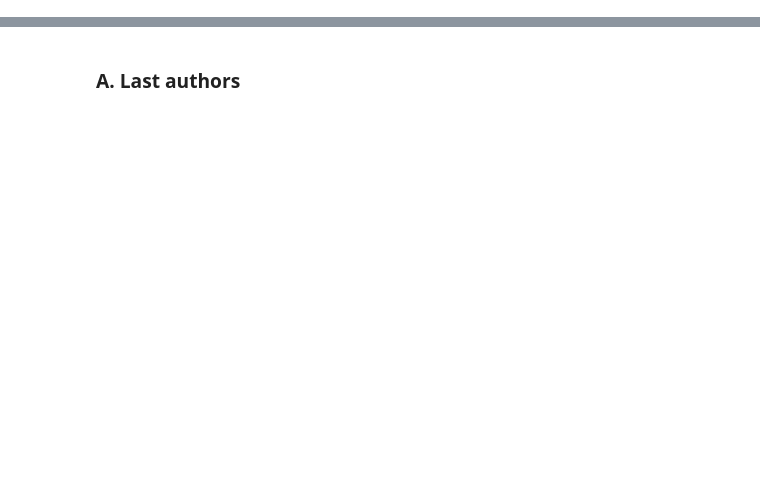
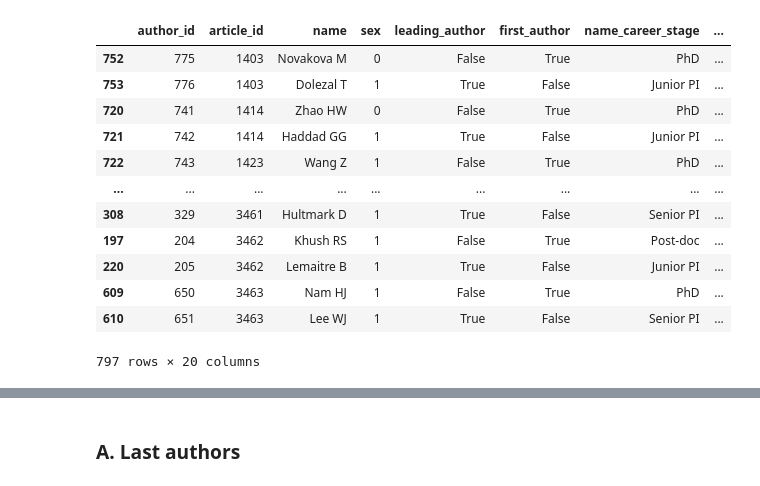
Before and after one commit to jcblemai/drosophila-reproducibility, a Jupyter notebook: preprocess.ipynb, the cells around one changed output, grey strips where cells are left out. Cells and saved outputs as stored; diff of their text form; code cells hidden in the pictures; blank space fills up the shorter version.

```diff
--- a/preprocess.ipynb
+++ b/preprocess.ipynb
@@ -161,0 +311,26 @@ Index(['content', 'pmid', 'authors_txt', 'title', 'volume', 'issue',
+# %%
+authors = clean_df(dfs["authors"].copy())
+authors
+career_stage = dfs["career_stages"].rename(columns={"id": "career_stage_id"})
+authors = authors.merge(career_stage, on="career_stage_id", how="left", suffixes=('', '_career_stage'))
+expertise_level = dfs["expertise_levels"].rename(columns={"id": "expertise_level_id"})
+authors = authors.merge(expertise_level, on="expertise_level_id", how="left", suffixes=('', '_expertise_level'))
+
+authors = clean_df(authors.drop(columns=["career_stage_id",
+                                        "expertise_level_id"])).rename(columns={"id": "author_id"})
+authors = authors.merge(articles, on="article_id", how="left", suffixes=('', '_article'))
+authors.sort_values(by=["article_id", "author_id", ])
+# %% [output]
+|  | author_id | article_id | name | sex | leading_author | first_author | name_career_stage | ... |
+| 752 | 775 | 1403 | Novakova M | 0 | False | True | PhD | ... |
+| 753 | 776 | 1403 | Dolezal T | 1 | True | False | Junior PI | ... |
+| 720 | 741 | 1414 | Zhao HW | 0 | False | True | PhD | ... |
+| 721 | 742 | 1414 | Haddad GG | 1 | True | False | Junior PI | ... |
+| 722 | 743 | 1423 | Wang Z | 1 | False | True | PhD | ... |
+| ... | ... | ... | ... | ... | ... | ... | ... | ... |
+| 308 | 329 | 3461 | Hultmark D | 1 | True | False | Senior PI | ... |
+| 197 | 204 | 3462 | Khush RS | 1 | False | True | Post-doc | ... |
+| 220 | 205 | 3462 | Lemaitre B | 1 | True | False | Junior PI | ... |
+| 609 | 650 | 3463 | Nam HJ | 1 | False | True | PhD | ... |
+| 610 | 651 | 3463 | Lee WJ | 1 | True | False | Senior PI | ... |
+797 rows × 20 columns
```
Also changed, not shown: parts of 20 cells of this notebook, 1 other file.
